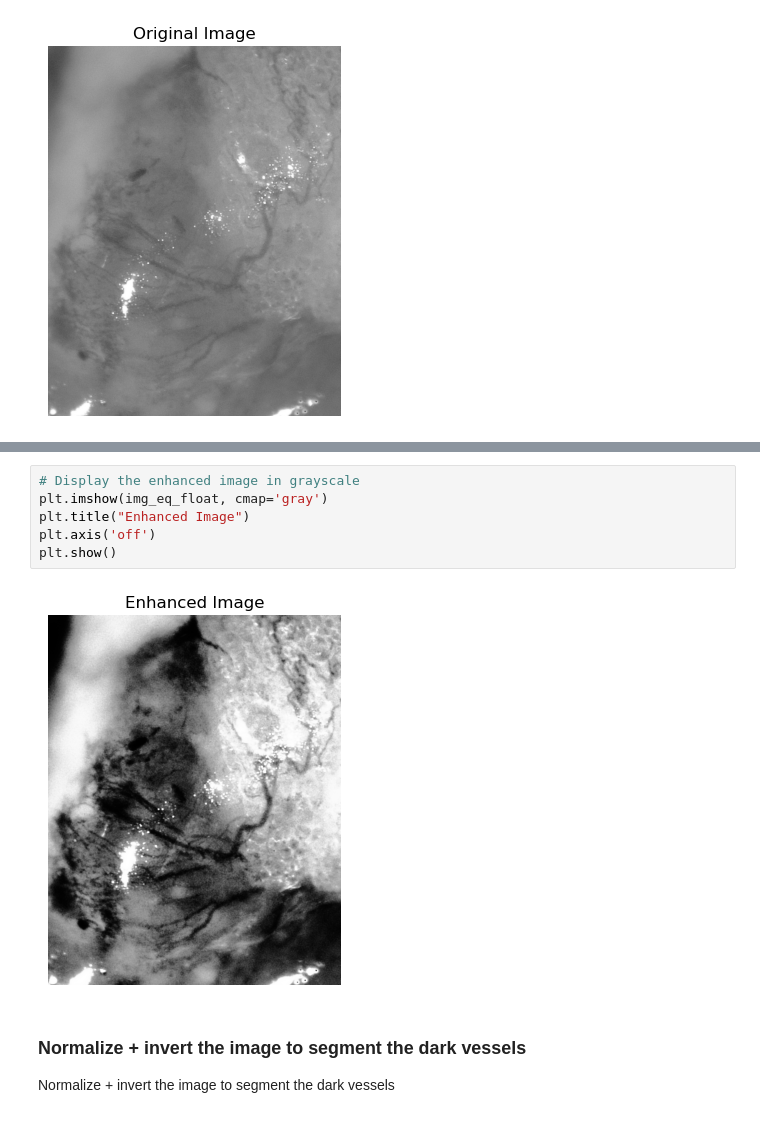
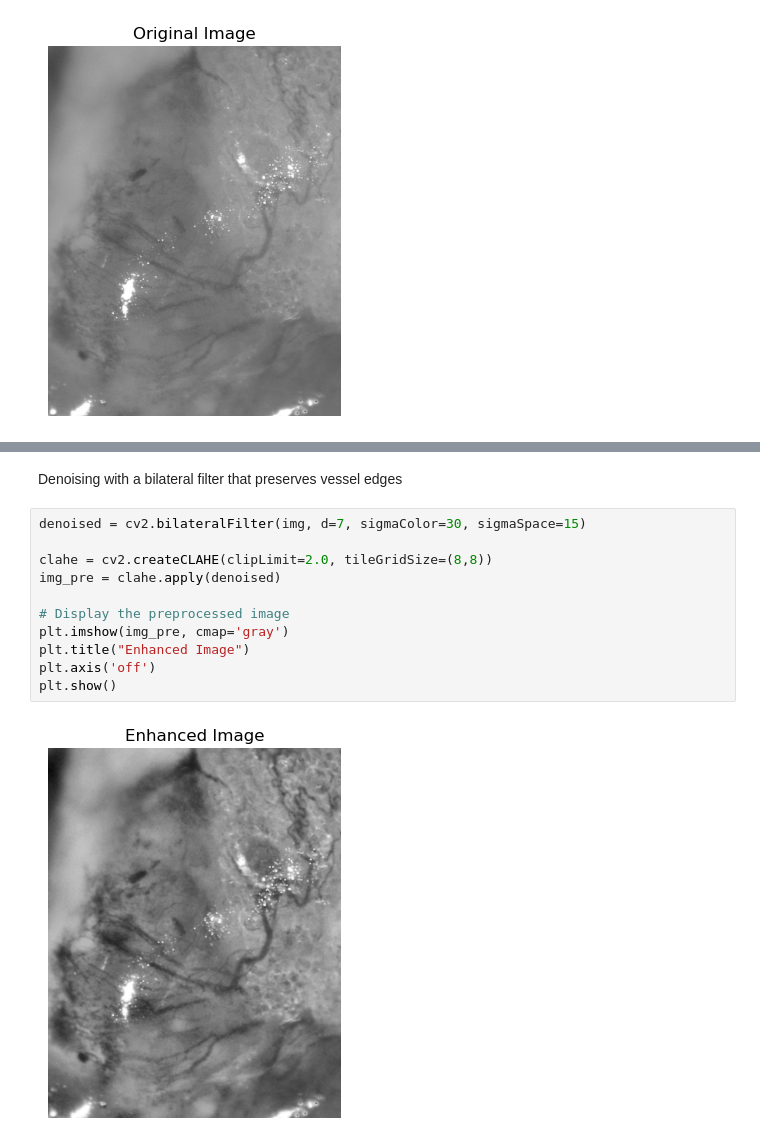
Before and after one commit to yana-kel/vessel-quant, a Jupyter notebook: vessel-extraction.ipynb, the cells around one changed output, grey strips where cells are left out. Saved outputs shown, nothing was run; the diff lists cells and outputs as text.

```diff
--- a/vessel-extraction.ipynb
+++ b/vessel-extraction.ipynb
@@ -77,11 +43,15 @@ Final image dtype: float32 shape: (1139, 902)
+# %% [markdown]
+Denoising with a bilateral filter that preserves vessel edges
 # %%
-# Display the enhanced image in grayscale
-plt.imshow(img_eq_float, cmap='gray')
+denoised = cv2.bilateralFilter(img, d=7, sigmaColor=30, sigmaSpace=15)
+
+clahe = cv2.createCLAHE(clipLimit=2.0, tileGridSize=(8,8))
+img_pre = clahe.apply(denoised)
+
+# Display the preprocessed image
+plt.imshow(img_pre, cmap='gray')
 plt.title("Enhanced Image")
 plt.axis('off')
 plt.show()
 # %% [output]
-[figure, old version]
+[figure, new version]
-# %% [markdown]
-### Normalize + invert the image to segment the dark vessels
-Normalize + invert the image to segment the dark vessels
```
Also changed, not shown: parts of 9 cells of this notebook.
